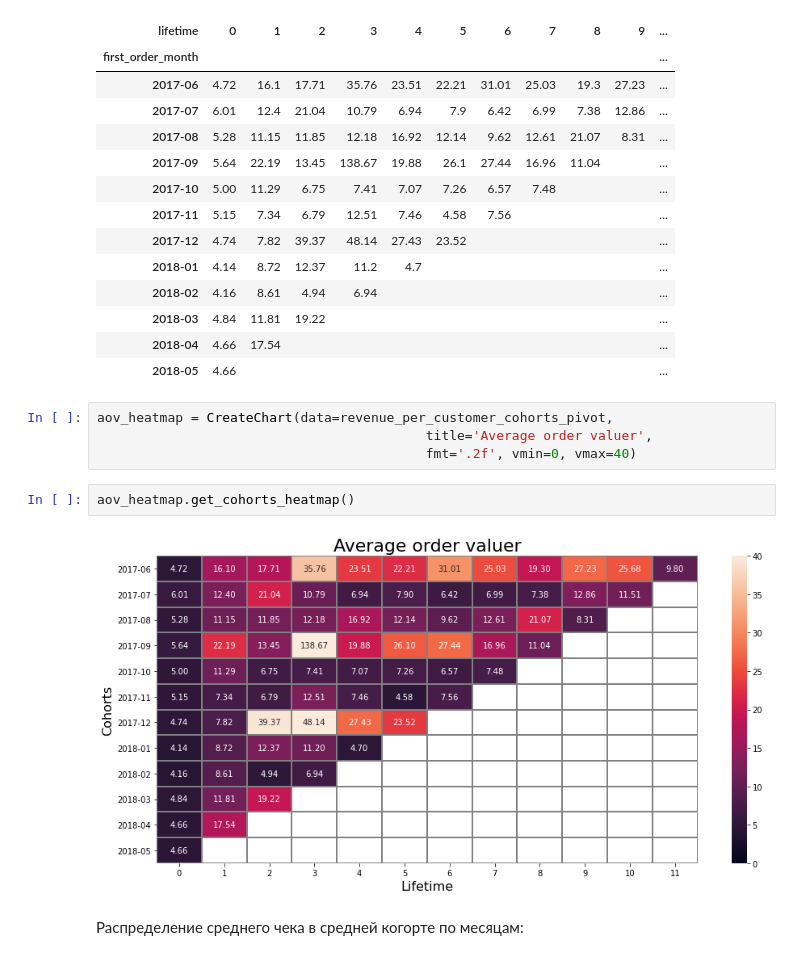
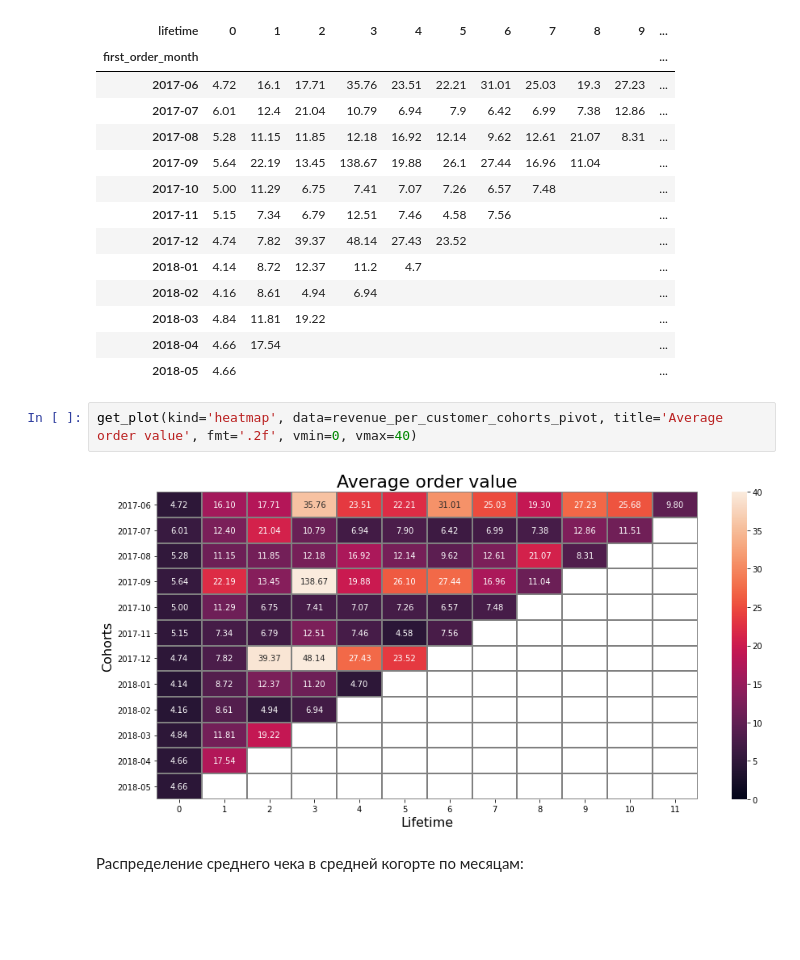
Before and after one commit to NI-coder/data_analytics_projects, a Jupyter notebook: marketing_costs_optimization_project/marketing_costs_optimization.ipynb, the cells around one changed output. Saved outputs shown, nothing was run; the diff lists cells and outputs as text; blank space fills up the shorter version.

Commit message:
Improve plot function

```diff
--- a/marketing_costs_optimization_project/marketing_costs_optimization.ipynb
+++ b/marketing_costs_optimization_project/marketing_costs_optimization.ipynb
@@ -983,13 +930,9 @@ revenue_per_customer_cohorts_pivot.fillna('')
 | 2018-04 | 4.66 | 17.54 |  |  |  |  |  |  |  |  | ... |
 | 2018-05 | 4.66 |  |  |  |  |  |  |  |  |  | ... |
 # %%
-aov_heatmap = CreateChart(data=revenue_per_customer_cohorts_pivot,
-                                          title='Average order valuer',
-                                          fmt='.2f', vmin=0, vmax=40)
+get_plot(kind='heatmap', data=revenue_per_customer_cohorts_pivot, title='Average order value', fmt='.2f', vmin=0, vmax=40)
+# %% [output]
+[figure, added]
-# %%
-aov_heatmap.get_cohorts_heatmap()
-# %% [output]
-[figure, removed]
 # %% [markdown]
 Распределение среднего чека в средней когорте по месяцам:
 # %%
```
Also changed, not shown: parts of 24 cells of this notebook.
